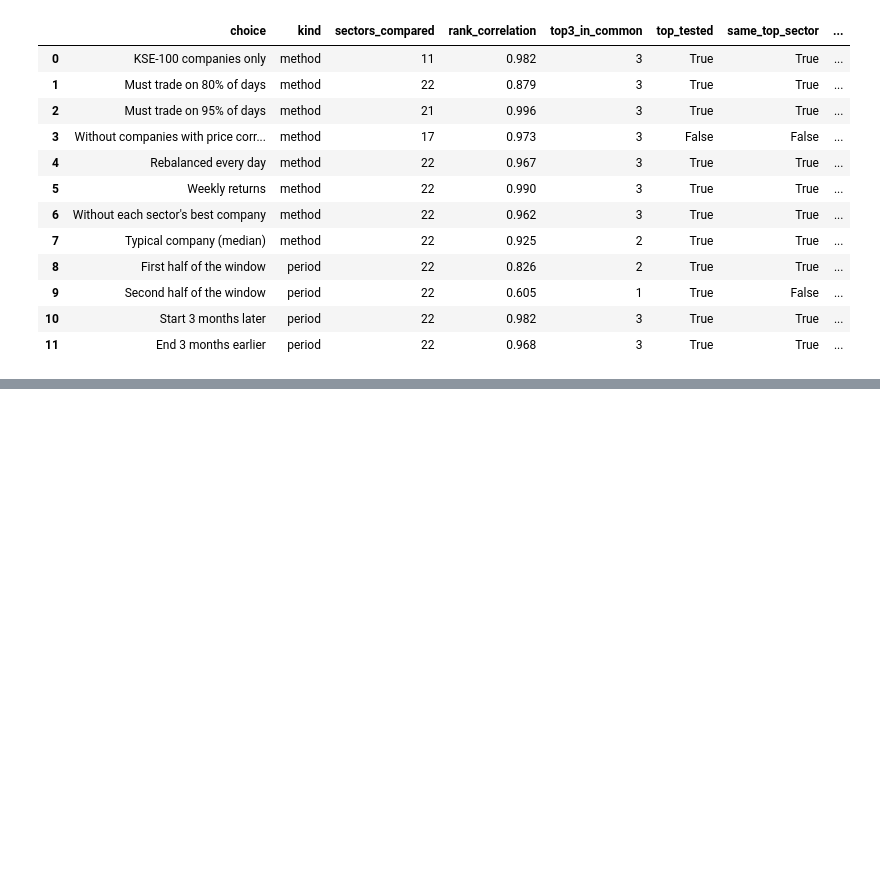
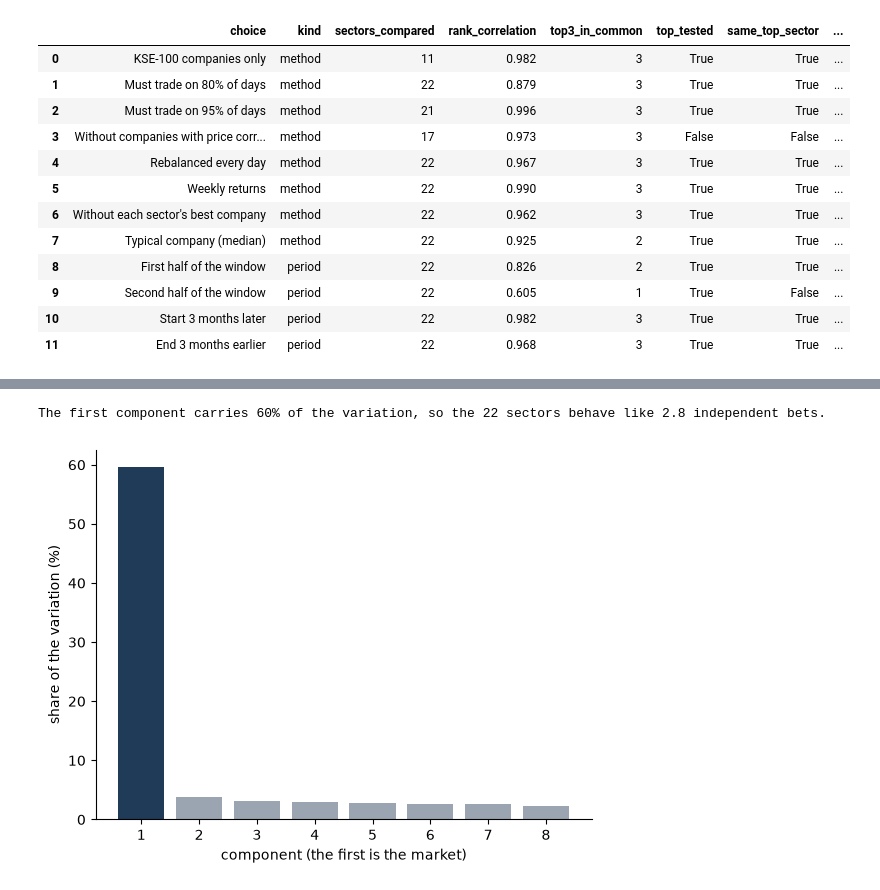
Before and after one commit to Maira-W/psx-sector-risk-return, a Jupyter notebook: notebooks/sector_risk_return.ipynb, the cells around one changed output, grey strips where cells are left out. Drawn from its saved outputs; the diff is of its cells as text; code cells hidden in the pictures; blank space fills up the shorter version.

```diff
--- a/notebooks/sector_risk_return.ipynb
+++ b/notebooks/sector_risk_return.ipynb
@@ -272,0 +339,16 @@ sharpes.rank(ascending=False, method="min").astype("Int64")
+# %%
+from psxsec import portfolios  # noqa: E402
+
+sectors = ranked["sector"].tolist()
+components = portfolios.principal_components(daily[sectors].sub(safe, axis=0))
+st = summary["structure"]
+assert np.isclose(components["share"][0], st["pc1_share"], atol=1e-4) and np.isclose(components["effective_bets"], st["effective_bets"], atol=1e-3)
+print(f"The first component carries {components['share'][0]:.0%} of the variation, so the {len(sectors)} sectors behave like "
+      f"{components['effective_bets']:.1f} independent bets.")
+plt.bar(range(1, 9), components["share"][:8] * 100, color=["#1F3B57"] + ["#9AA5B1"] * 7)
+plt.xlabel("component (the first is the market)")
+plt.ylabel("share of the variation (%)")
+plt.show()
+# %% [output]
+The first component carries 60% of the variation, so the 22 sectors behave like 2.8 independent bets.
+[figure, added]
```
Also changed, not shown: parts of 13 cells of this notebook, 35 other files.
